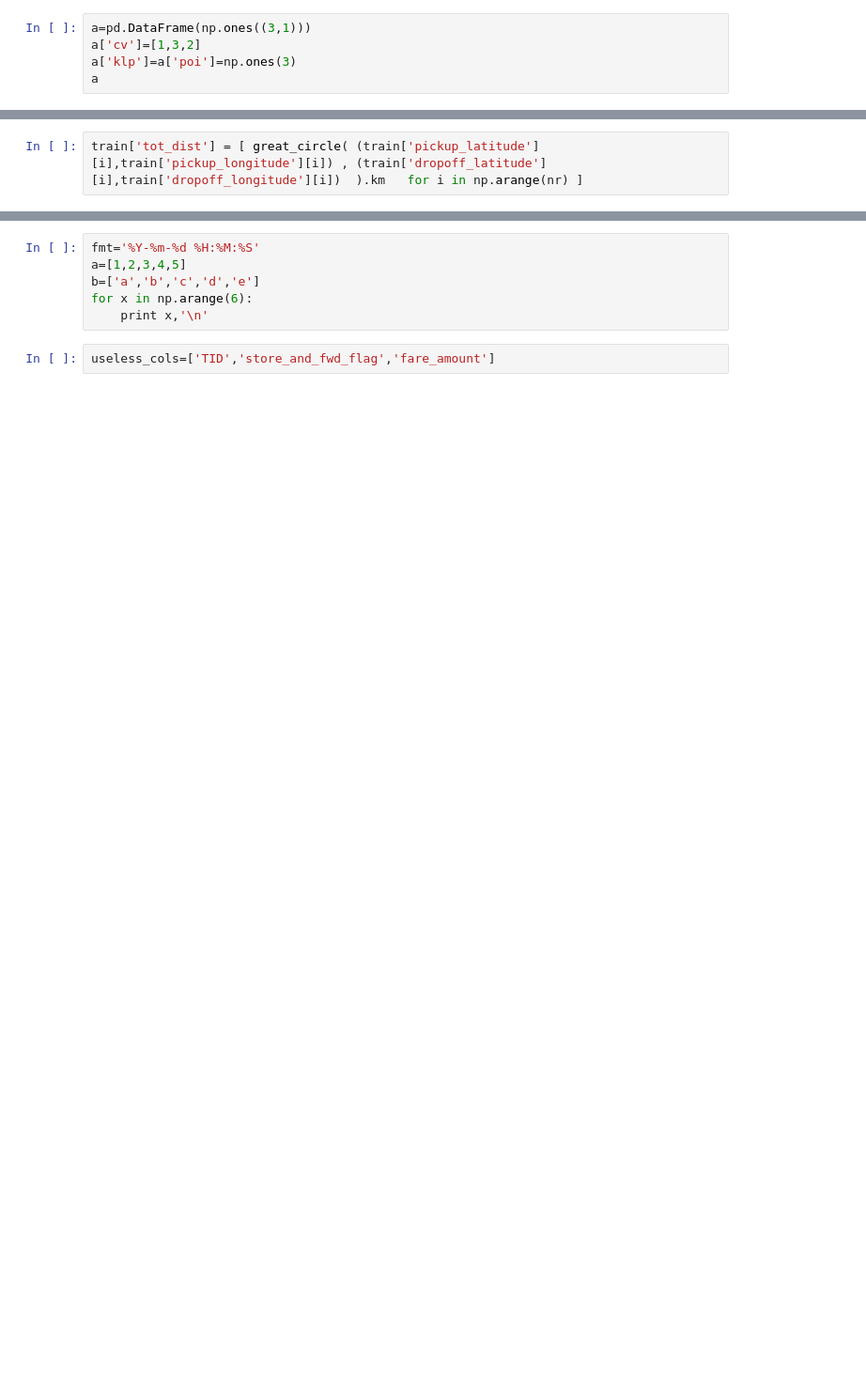
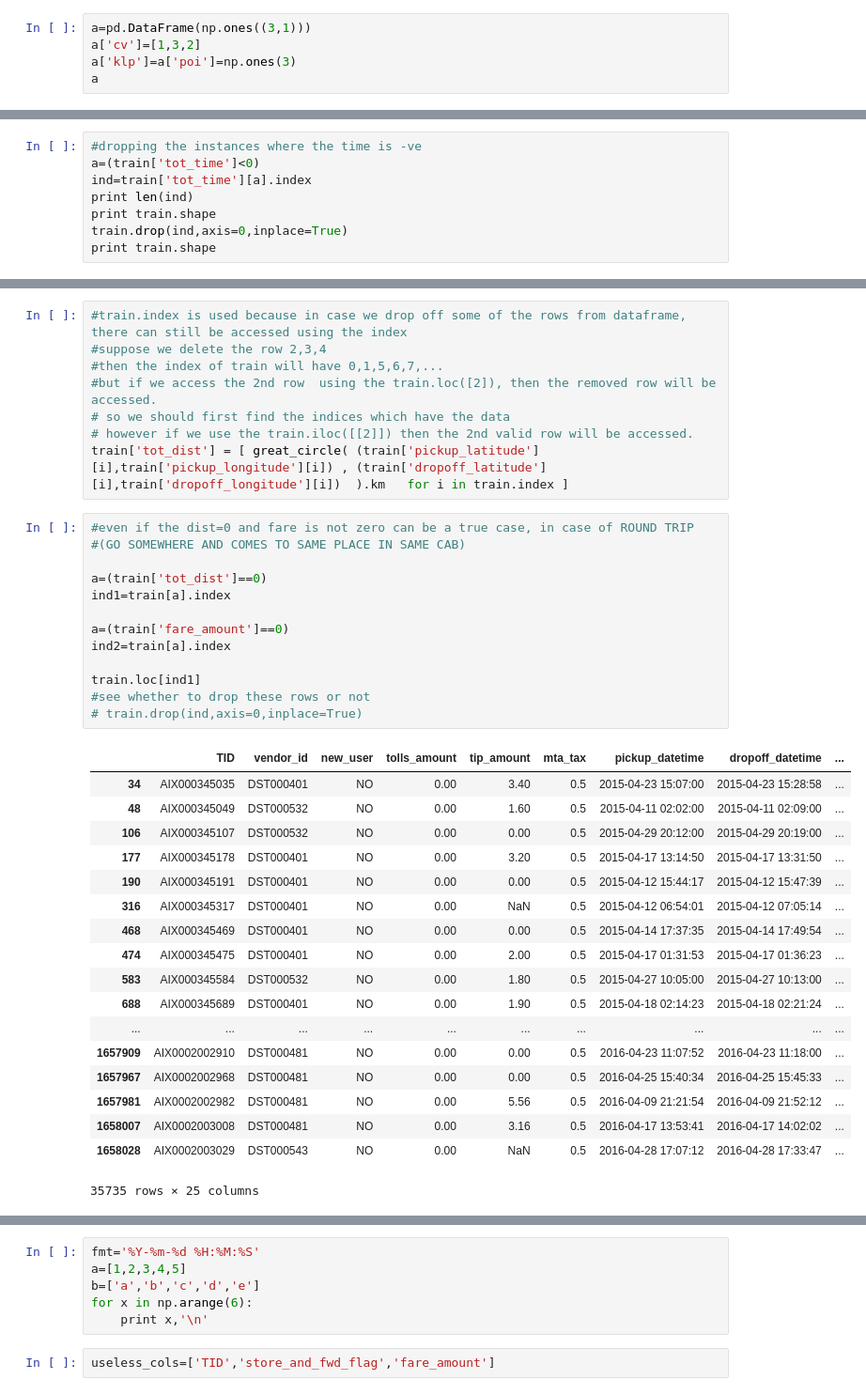
Before and after one commit to hkara657/Einsite-challenge, a Jupyter notebook: second_submission.ipynb, the cells around one changed output, grey strips where cells are left out. Shown at 94% size. Saved outputs shown, nothing was run; the diff lists cells and outputs as text; blank space fills up the shorter version.

```diff
--- a/second_submission.ipynb
+++ b/second_submission.ipynb
@@ -102,2 +50,0 @@ Name: day, Length: 1658099, dtype: int64
-# %%
-train['tot_dist'] = [ great_circle( (train['pickup_latitude'][i],train['pickup_longitude'][i]) , (train['dropoff_latitude'][i],train['dropoff_longitude'][i])  ).km   for i in np.arange(nr) ]
@@ -103,0 +65,8 @@ train['tot_dist'] = [ great_circle( (train['pickup_latitude'][i],train['pickup_l
+# %%
+#dropping the instances where the time is -ve
+a=(train['tot_time']<0)
+ind=train['tot_time'][a].index
+print len(ind)
+print train.shape
+train.drop(ind,axis=0,inplace=True)
+print train.shape
@@ -103,0 +97,40 @@ train['tot_dist'] = [ great_circle( (train['pickup_latitude'][i],train['pickup_l
+# %%
+#train.index is used because in case we drop off some of the rows from dataframe, there can still be accessed using the index
+#suppose we delete the row 2,3,4
+#then the index of train will have 0,1,5,6,7,...
+#but if we access the 2nd row  using the train.loc([2]), then the removed row will be accessed.
+# so we should first find the indices which have the data
+# however if we use the train.iloc([[2]]) then the 2nd valid row will be accessed.
+train['tot_dist'] = [ great_circle( (train['pickup_latitude'][i],train['pickup_longitude'][i]) , (train['dropoff_latitude'][i],train['dropoff_longitude'][i])  ).km   for i in train.index ]
+# %%
+#even if the dist=0 and fare is not zero can be a true case, in case of ROUND TRIP
+#(GO SOMEWHERE AND COMES TO SAME PLACE IN SAME CAB)
+
+a=(train['tot_dist']==0)
+ind1=train[a].index
+
+a=(train['fare_amount']==0)
+ind2=train[a].index
+
+train.loc[ind1]
+#see whether to drop these rows or not
+# train.drop(ind,axis=0,inplace=True)
+# %% [output]
+|  | TID | vendor_id | new_user | tolls_amount | tip_amount | mta_tax | pickup_datetime | dropoff_datetime | ... |
+| 34 | AIX000345035 | DST000401 | NO | 0.00 | 3.40 | 0.5 | 2015-04-23 15:07:00 | 2015-04-23 15:28:58 | ... |
+| 48 | AIX000345049 | DST000532 | NO | 0.00 | 1.60 | 0.5 | 2015-04-11 02:02:00 | 2015-04-11 02:09:00 | ... |
+| 106 | AIX000345107 | DST000532 | NO | 0.00 | 0.00 | 0.5 | 2015-04-29 20:12:00 | 2015-04-29 20:19:00 | ... |
+| 177 | AIX000345178 | DST000401 | NO | 0.00 | 3.20 | 0.5 | 2015-04-17 13:14:50 | 2015-04-17 13:31:50 | ... |
+| 190 | AIX000345191 | DST000401 | NO | 0.00 | 0.00 | 0.5 | 2015-04-12 15:44:17 | 2015-04-12 15:47:39 | ... |
+| 316 | AIX000345317 | DST000401 | NO | 0.00 | NaN | 0.5 | 2015-04-12 06:54:01 | 2015-04-12 07:05:14 | ... |
+| 468 | AIX000345469 | DST000401 | NO | 0.00 | 0.00 | 0.5 | 2015-04-14 17:37:35 | 2015-04-14 17:49:54 | ... |
+| 474 | AIX000345475 | DST000401 | NO | 0.00 | 2.00 | 0.5 | 2015-04-17 01:31:53 | 2015-04-17 01:36:23 | ... |
+| 583 | AIX000345584 | DST000532 | NO | 0.00 | 1.80 | 0.5 | 2015-04-27 10:05:00 | 2015-04-27 10:13:00 | ... |
+| 688 | AIX000345689 | DST000401 | NO | 0.00 | 1.90 | 0.5 | 2015-04-18 02:14:23 | 2015-04-18 02:21:24 | ... |
+| ... | ... | ... | ... | ... | ... | ... | ... | ... | ... |
+| 1657909 | AIX0002002910 | DST000481 | NO | 0.00 | 0.00 | 0.5 | 2016-04-23 11:07:52 | 2016-04-23 11:18:00 | ... |
+| 1657967 | AIX0002002968 | DST000481 | NO | 0.00 | 0.00 | 0.5 | 2016-04-25 15:40:34 | 2016-04-25 15:45:33 | ... |
+| 1657981 | AIX0002002982 | DST000481 | NO | 0.00 | 5.56 | 0.5 | 2016-04-09 21:21:54 | 2016-04-09 21:52:12 | ... |
+| 1658007 | AIX0002003008 | DST000481 | NO | 0.00 | 3.16 | 0.5 | 2016-04-17 13:53:41 | 2016-04-17 14:02:02 | ... |
+| 1658028 | AIX0002003029 | DST000543 | NO | 0.00 | NaN | 0.5 | 2016-04-28 17:07:12 | 2016-04-28 17:33:47 | ... |
+35735 rows × 25 columns
```
Also changed, not shown: parts of 9 cells of this notebook, 1 other file.
